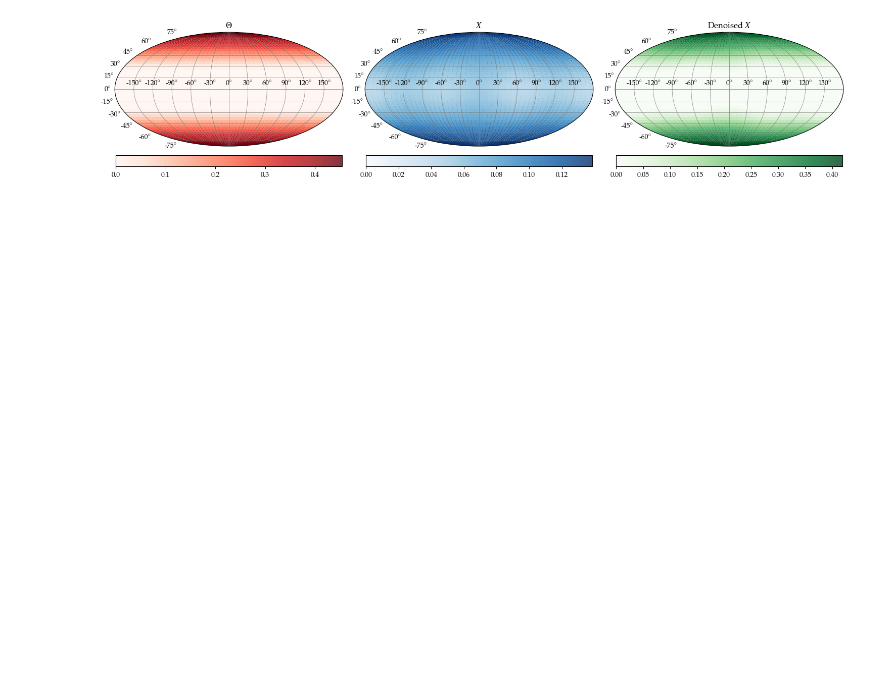
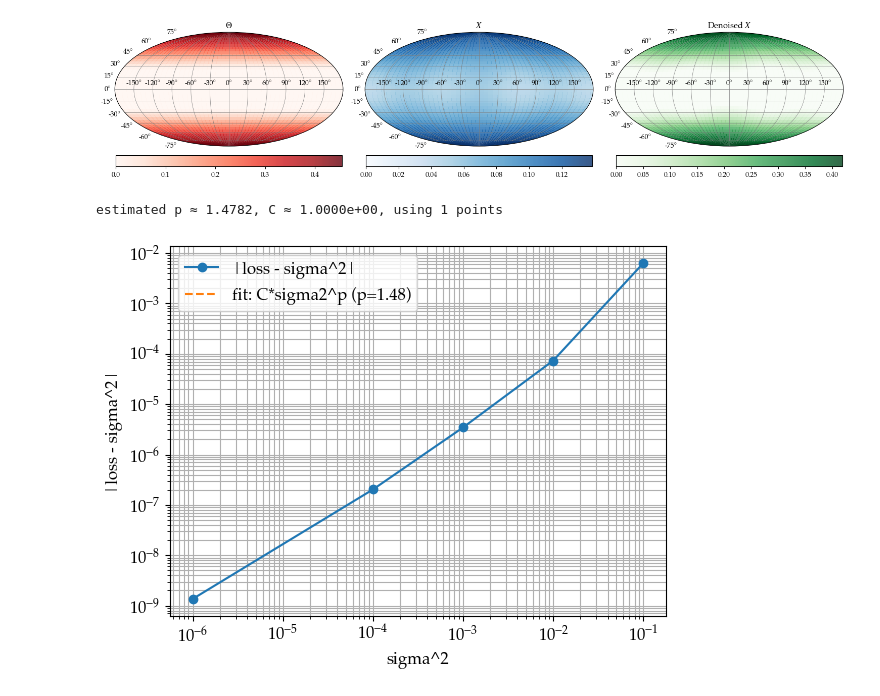
Before and after one commit to aqjaffe/RiemannianEB, a Jupyter notebook: src/examples/S2.ipynb, the cells around one changed output. Cells and saved outputs as stored; diff of their text form; code cells hidden in the pictures; blank space fills up the shorter version.

```diff
--- a/src/examples/S2.ipynb
+++ b/src/examples/S2.ipynb
@@ -202,3 +159,51 @@ axs[0].grid(True, color='gray', lw=0.5)
 # # fig = S2plot_density_gradient_score(X,M,sigma2,rho, grid_resolution =50, skip=2, mollwide=True); plt.show()
 # %% [output]
 [figure]
+# %%
+n_samples = 1000000
+G =lambda n: uniform_sampler(manifold_type, n )
+
+Theta = multimodal_sampler(manifold_type, n_samples, tau2, num_modes)
+sigma2s = np.logspace(-15,-1)
+losses = np.zeros_like(sigma2s)
+for ix, sigma2 in tqdm(enumerate(sigma2s), total=len(sigma2s)):
+    X = manifold.random_riemannian_normal(Theta, 1./(sigma2), n_samples)
+    naive_loss = sq_loss(manifold, X, Theta)
+    losses[ix] = naive_loss
+
+resid = losses - 2*sigma2s
+mask = resid > 0  # needed for log
+plt.show()
+# %%
+sigma2_max = 1
+mask = (sigma2s <= sigma2_max) & (resid > 0)
+
+xs = np.log(sigma2s[mask])
+ys = np.log(resid[mask])
+
+# linear fit: ys ≈ a + p*xs
+# p, a = np.polyfit(xs, ys, 1)  # slope=p, intercept=a
+# C = np.exp(a)
+p = np.dot(xs, ys) / np.dot(xs, xs)
+a = 0.0
+C = 1.0
+
+print(f"estimated p ≈ {p:.4f}, C ≈ {C:.4e}, using {mask.sum()} points")
+
+# plot
+plt.figure()
+plt.loglog(sigma2s, np.abs(resid), "o-", label="|loss - sigma^2|")
+plt.loglog(
+    sigma2s[mask],
+    C * (sigma2s[mask] ** p),
+    "--",
+    label=f"fit: C*sigma2^p (p={p:.2f})",
+)
+plt.xlabel("sigma^2")
+plt.ylabel("|loss - sigma^2|")
+plt.legend()
+plt.grid(True, which="both")
+plt.show()
+# %% [output]
+estimated p ≈ 1.4782, C ≈ 1.0000e+00, using 1 points
+[figure, added]
```
Also changed, not shown: parts of 7 cells of this notebook, 55 other files.
